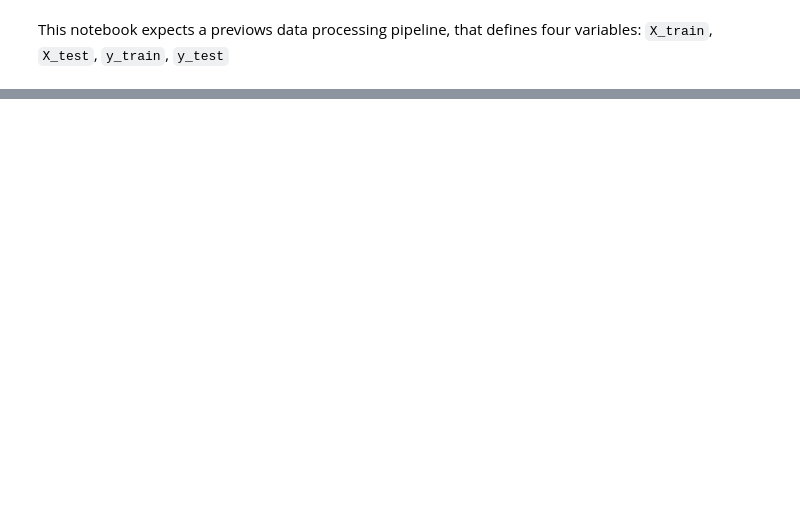
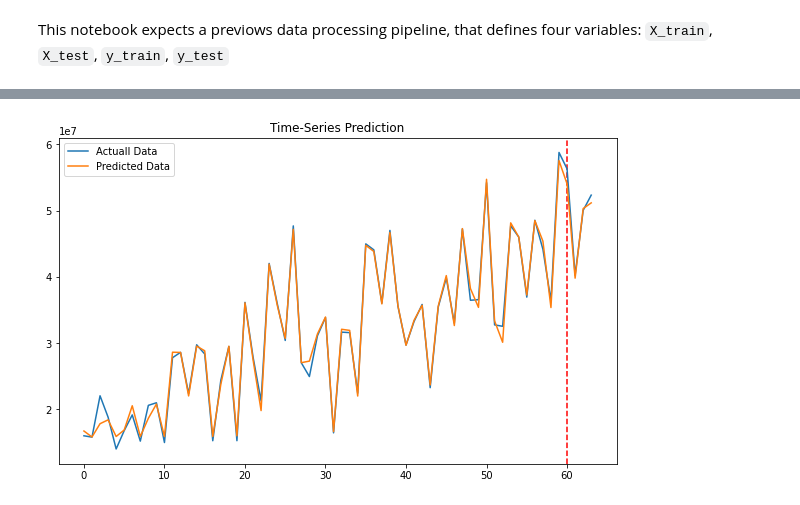
Before and after one commit to Aguiar08/MC906-Wild-Fire-Prediction, a Jupyter notebook: model/LSTM.ipynb, the cells around one changed output, grey strips where cells are left out. Saved outputs shown, nothing was run; the diff lists cells and outputs as text; code cells hidden in the pictures; blank space fills up the shorter version.

```diff
--- a/model/LSTM.ipynb
+++ b/model/LSTM.ipynb
@@ -6,0 +57,11 @@ from torch.autograd import Variable
+# %%
+#first 60 for training
+
+X_train = X_ss[:60, :]
+X_test = X_ss[60:, :]
+
+y_train = y_mm[:60, :]
+y_test = y_mm[60:, :]
+
+print("Training Shape", X_train.shape, y_train.shape)
+print("Testing Shape", X_test.shape, y_test.shape)
@@ -29,15 +97,12 @@ class LSTM1(nn.Module):
 
         self.lstm = nn.LSTM(input_size=input_size, hidden_size=hidden_size,
                           num_layers=num_layers, batch_first=True) #lstm
-        init.kaiming_normal_(self.lstm.weight, a=0.1)
-        self.lstm.bias.data.zero_()
         self.fc_1 =  nn.Linear(hidden_size, 128) #fully connected 1
         init.kaiming_normal_(self.fc_1.weight, a=0.1)
         self.fc_1.bias.data.zero_()
         self.fc = nn.Linear(128, num_classes) #fully connected last layer
         init.kaiming_normal_(self.fc.weight, a=0.1)
         self.fc.bias.data.zero_()
-
         self.relu = nn.ReLU()
 
     def forward(self,x):
@@ -55,9 +120,13 @@ class LSTM1(nn.Module):
 num_epochs = 1000 #1000 epochs
 learning_rate = 0.001 #0.001 lr
 
-input_size = 5 #number of features
+input_size = 3 #number of features
 hidden_size = 2 #number of features in hidden state
 num_layers = 1 #number of stacked lstm layers
 
 num_classes = 1 #number of output classes
+
+lstm1 = LSTM1(num_classes, input_size, hidden_size, num_layers, X_train_tensors_final.shape[1]) #our lstm class
+criterion = torch.nn.MSELoss()    # mean-squared error for regression
+optimizer = torch.optim.Adam(lstm1.parameters(), lr=learning_rate)
 # %%
@@ -80,23 +158,27 @@ for epoch in range(num_epochs):
 # %%
-df_X_ss = ss.transform(df.iloc[:, :-1]) #old transformers
-df_y_mm = mm.transform(df.iloc[:, -1:]) #old transformers
+df_X_ss = ss.transform(X)  # Transform features
+df_y_mm = mm.transform(y)  # Transform target
 
-df_X_ss = Variable(torch.Tensor(df_X_ss)) #converting to Tensors
+# Convert to tensors
+df_X_ss = Variable(torch.Tensor(df_X_ss))
 df_y_mm = Variable(torch.Tensor(df_y_mm))
-#reshaping the dataset
+
+# Reshape the dataset to the format (batch_size, seq_length, input_size)
 df_X_ss = torch.reshape(df_X_ss, (df_X_ss.shape[0], 1, df_X_ss.shape[1]))
 # %%
 train_predict = lstm1(df_X_ss)#forward pass
 data_predict = train_predict.data.numpy() #numpy conversion
 dataY_plot = df_y_mm.data.numpy()
 
 data_predict = mm.inverse_transform(data_predict) #reverse transformation
 dataY_plot = mm.inverse_transform(dataY_plot)
 plt.figure(figsize=(10,6)) #plotting
-plt.axvline(x=200, c='r', linestyle='--') #size of the training set
+plt.axvline(x=60, c='r', linestyle='--') #size of the training set
 
 plt.plot(dataY_plot, label='Actuall Data') #actual plot
 plt.plot(data_predict, label='Predicted Data') #predicted plot
 plt.title('Time-Series Prediction')
 plt.legend()
 plt.show()
+# %% [output]
+[figure, added]
```
Also changed, not shown: parts of 10 cells of this notebook, 2 other files.
